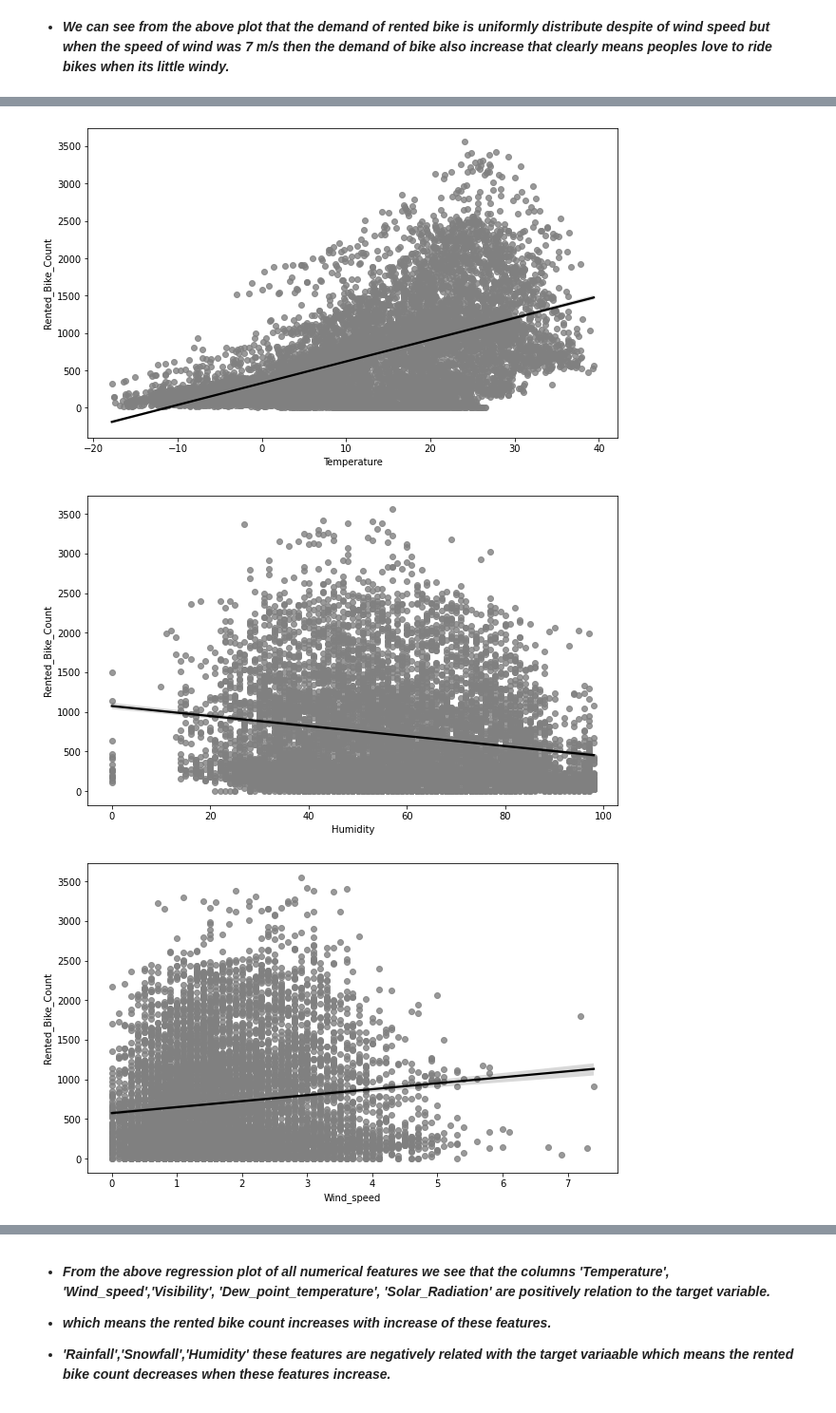
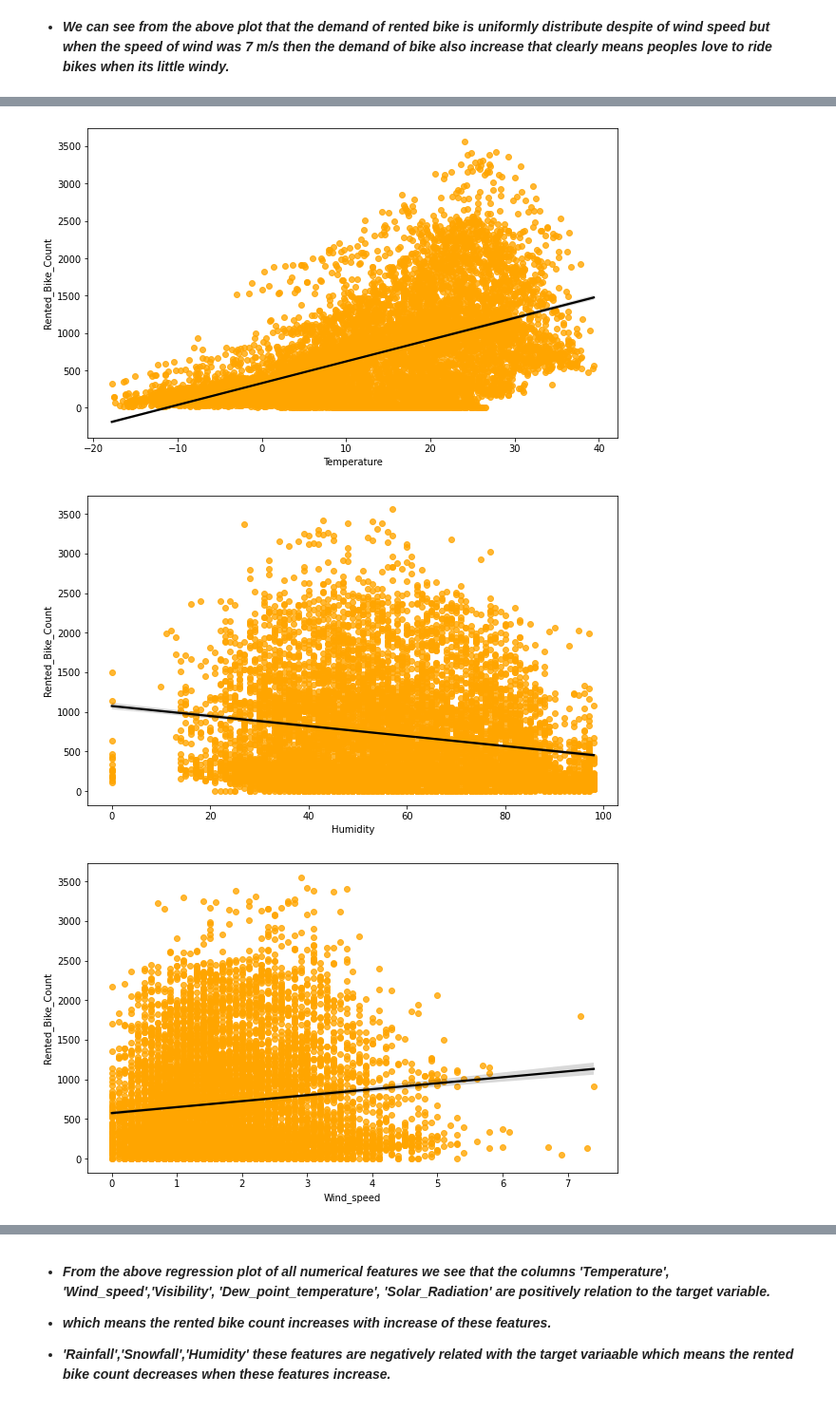
Before and after one commit to BalaramPanigrahy/Seoul-Bike-Sharing-Demand-Prediction, a Jupyter notebook: Bike_Sharing_Demand_Prediction_Capstone_Project.ipynb, the cells around one changed output, grey strips where cells are left out. Shown at 95% size. Drawn from its saved outputs; the diff is of its cells as text; code cells hidden in the pictures.

```diff
--- a/Bike_Sharing_Demand_Prediction_Capstone_Project.ipynb
+++ b/Bike_Sharing_Demand_Prediction_Capstone_Project.ipynb
@@ -84,5 +78,5 @@ drive.mount('/content/drive')
 # %% [output]
 Drive already mounted at /content/drive; to attempt to forcibly remount, call drive.mount("/content/drive", force_remount=True).
 # %%
-#insert the data file
-bike_df = pd.read_csv('/content/drive/MyDrive/CAPSTONE PROJECT - ALMA BETTER/BIKE DEMAND SHARING PREDICTION/SeoulBikeData.csv', encoding = 'unicode_escape')
+#load the seol bike data set from drive
+bike_df=pd.read_csv('/content/drive/MyDrive/CAPSTONE PROJECT - ALMA BETTER/BIKE DEMAND SHARING PREDICTION/SeoulBikeData.csv',encoding ='latin')
@@ -593,10 +594,10 @@ bike_df.groupby('Wind_speed').mean()['Rented_Bike_Count'].plot()
 # %%
 #printing the regression plot for all the numerical features
 for col in numerical_features:
   fig,ax=plt.subplots(figsize=(10,6))
-  sns.regplot(x=bike_df[col],y=bike_df['Rented_Bike_Count'],scatter_kws={"color": 'gray'}, line_kws={"color": "black"})
+  sns.regplot(x=bike_df[col],y=bike_df['Rented_Bike_Count'],scatter_kws={"color": 'orange'}, line_kws={"color": "black"})
 # %% [output]
 [figure]
-[figure, old version]
+[figure, new version]
-[figure, old version]
+[figure, new version]
-[figure, old version]
+[figure, new version]
```
Also changed, not shown: parts of 257 cells of this notebook.
